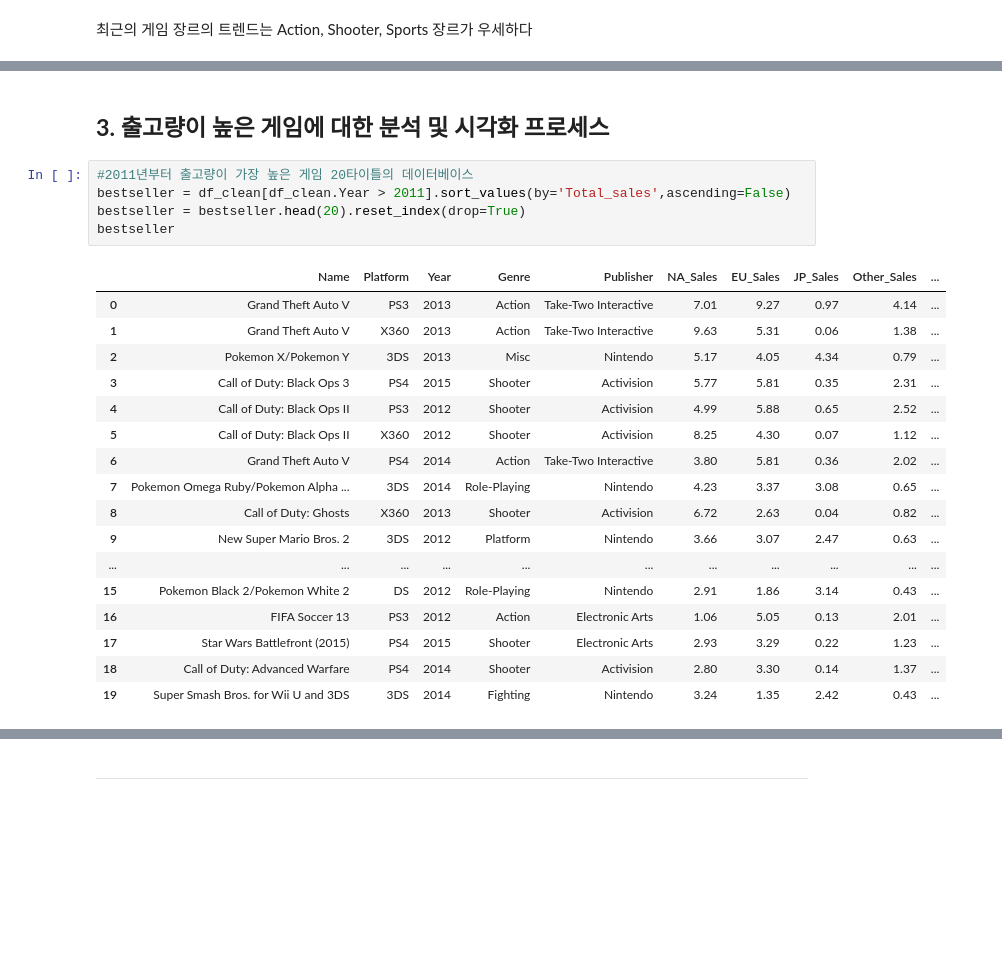
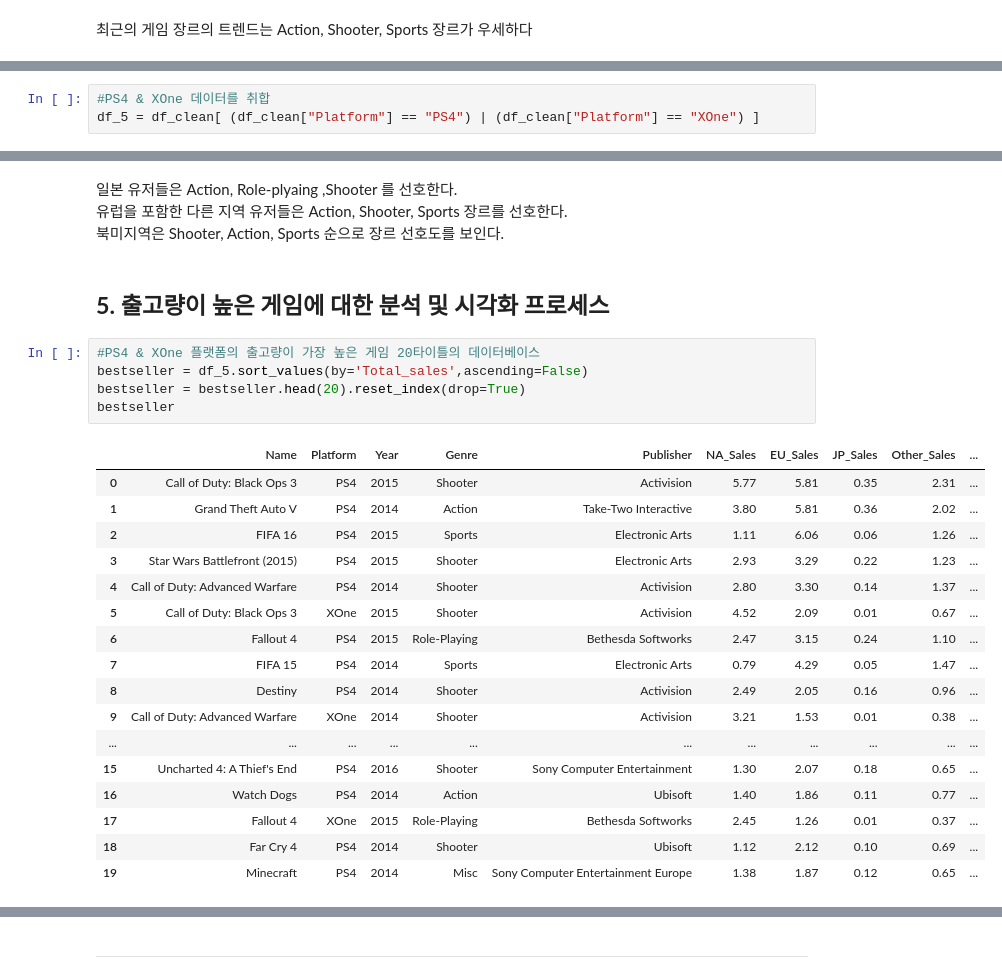
Before and after one commit to SYKIM5396/New_Game_Design, a Jupyter notebook: project1.ipynb, the cells around one changed output, grey strips where cells are left out. Cells and saved outputs as stored; diff of their text form; blank space fills up the shorter version.

```diff
--- a/project1.ipynb
+++ b/project1.ipynb
@@ -586,0 +666,3 @@ plt.show();
+# %%
+#PS4 & XOne 데이터를 취합
+df_5 = df_clean[ (df_clean["Platform"] == "PS4") | (df_clean["Platform"] == "XOne") ]
@@ -587,28 +743,32 @@ plt.show();
+# %% [markdown]
+일본 유저들은 Action, Role-plyaing ,Shooter 를 선호한다.
+유럽을 포함한 다른 지역 유저들은 Action, Shooter, Sports 장르를 선호한다.
+북미지역은 Shooter, Action, Sports 순으로 장르 선호도를 보인다.
 # %% [markdown]
-## **3. 출고량이 높은 게임에 대한 분석 및 시각화 프로세스**
+## **5. 출고량이 높은 게임에 대한 분석 및 시각화 프로세스**
 # %%
-#2011년부터 출고량이 가장 높은 게임 20타이틀의 데이터베이스
-bestseller = df_clean[df_clean.Year > 2011].sort_values(by='Total_sales',ascending=False)
+#PS4 & XOne 플랫폼의 출고량이 가장 높은 게임 20타이틀의 데이터베이스
+bestseller = df_5.sort_values(by='Total_sales',ascending=False)
 bestseller = bestseller.head(20).reset_index(drop=True)
 bestseller
 # %% [output]
 |  | Name | Platform | Year | Genre | Publisher | NA_Sales | EU_Sales | JP_Sales | Other_Sales | ... |
-| 0 | Grand Theft Auto V | PS3 | 2013 | Action | Take-Two Interactive | 7.01 | 9.27 | 0.97 | 4.14 | ... |
-| 1 | Grand Theft Auto V | X360 | 2013 | Action | Take-Two Interactive | 9.63 | 5.31 | 0.06 | 1.38 | ... |
-| 2 | Pokemon X/Pokemon Y | 3DS | 2013 | Misc | Nintendo | 5.17 | 4.05 | 4.34 | 0.79 | ... |
-| 3 | Call of Duty: Black Ops 3 | PS4 | 2015 | Shooter | Activision | 5.77 | 5.81 | 0.35 | 2.31 | ... |
-| 4 | Call of Duty: Black Ops II | PS3 | 2012 | Shooter | Activision | 4.99 | 5.88 | 0.65 | 2.52 | ... |
-| 5 | Call of Duty: Black Ops II | X360 | 2012 | Shooter | Activision | 8.25 | 4.30 | 0.07 | 1.12 | ... |
-| 6 | Grand Theft Auto V | PS4 | 2014 | Action | Take-Two Interactive | 3.80 | 5.81 | 0.36 | 2.02 | ... |
-| 7 | Pokemon Omega Ruby/Pokemon Alpha ... | 3DS | 2014 | Role-Playing | Nintendo | 4.23 | 3.37 | 3.08 | 0.65 | ... |
-| 8 | Call of Duty: Ghosts | X360 | 2013 | Shooter | Activision | 6.72 | 2.63 | 0.04 | 0.82 | ... |
-| 9 | New Super Mario Bros. 2 | 3DS | 2012 | Platform | Nintendo | 3.66 | 3.07 | 2.47 | 0.63 | ... |
+| 0 | Call of Duty: Black Ops 3 | PS4 | 2015 | Shooter | Activision | 5.77 | 5.81 | 0.35 | 2.31 | ... |
+| 1 | Grand Theft Auto V | PS4 | 2014 | Action | Take-Two Interactive | 3.80 | 5.81 | 0.36 | 2.02 | ... |
+| 2 | FIFA 16 | PS4 | 2015 | Sports | Electronic Arts | 1.11 | 6.06 | 0.06 | 1.26 | ... |
+| 3 | Star Wars Battlefront (2015) | PS4 | 2015 | Shooter | Electronic Arts | 2.93 | 3.29 | 0.22 | 1.23 | ... |
+| 4 | Call of Duty: Advanced Warfare | PS4 | 2014 | Shooter | Activision | 2.80 | 3.30 | 0.14 | 1.37 | ... |
+| 5 | Call of Duty: Black Ops 3 | XOne | 2015 | Shooter | Activision | 4.52 | 2.09 | 0.01 | 0.67 | ... |
+| 6 | Fallout 4 | PS4 | 2015 | Role-Playing | Bethesda Softworks | 2.47 | 3.15 | 0.24 | 1.10 | ... |
+| 7 | FIFA 15 | PS4 | 2014 | Sports | Electronic Arts | 0.79 | 4.29 | 0.05 | 1.47 | ... |
+| 8 | Destiny | PS4 | 2014 | Shooter | Activision | 2.49 | 2.05 | 0.16 | 0.96 | ... |
+| 9 | Call of Duty: Advanced Warfare | XOne | 2014 | Shooter | Activision | 3.21 | 1.53 | 0.01 | 0.38 | ... |
 | ... | ... | ... | ... | ... | ... | ... | ... | ... | ... | ... |
-| 15 | Pokemon Black 2/Pokemon White 2 | DS | 2012 | Role-Playing | Nintendo | 2.91 | 1.86 | 3.14 | 0.43 | ... |
-| 16 | FIFA Soccer 13 | PS3 | 2012 | Action | Electronic Arts | 1.06 | 5.05 | 0.13 | 2.01 | ... |
-| 17 | Star Wars Battlefront (2015) | PS4 | 2015 | Shooter | Electronic Arts | 2.93 | 3.29 | 0.22 | 1.23 | ... |
-| 18 | Call of Duty: Advanced Warfare | PS4 | 2014 | Shooter | Activision | 2.80 | 3.30 | 0.14 | 1.37 | ... |
-| 19 | Super Smash Bros. for Wii U and 3DS | 3DS | 2014 | Fighting | Nintendo | 3.24 | 1.35 | 2.42 | 0.43 | ... |
+| 15 | Uncharted 4: A Thief's End | PS4 | 2016 | Shooter | Sony Computer Entertainment | 1.30 | 2.07 | 0.18 | 0.65 | ... |
+| 16 | Watch Dogs | PS4 | 2014 | Action | Ubisoft | 1.40 | 1.86 | 0.11 | 0.77 | ... |
+| 17 | Fallout 4 | XOne | 2015 | Role-Playing | Bethesda Softworks | 2.45 | 1.26 | 0.01 | 0.37 | ... |
+| 18 | Far Cry 4 | PS4 | 2014 | Shooter | Ubisoft | 1.12 | 2.12 | 0.10 | 0.69 | ... |
+| 19 | Minecraft | PS4 | 2014 | Misc | Sony Computer Entertainment Europe | 1.38 | 1.87 | 0.12 | 0.65 | ... |
 # %%
 #게임 타이틀 별로 파이차트 그리기
 best_title = bestseller.groupby(by=['Name'],as_index=False)["Total_sales"].sum().sort_values(by='Total_sales',ascending=False).reset_index(drop=True)
```
Also changed, not shown: parts of 65 cells of this notebook.
